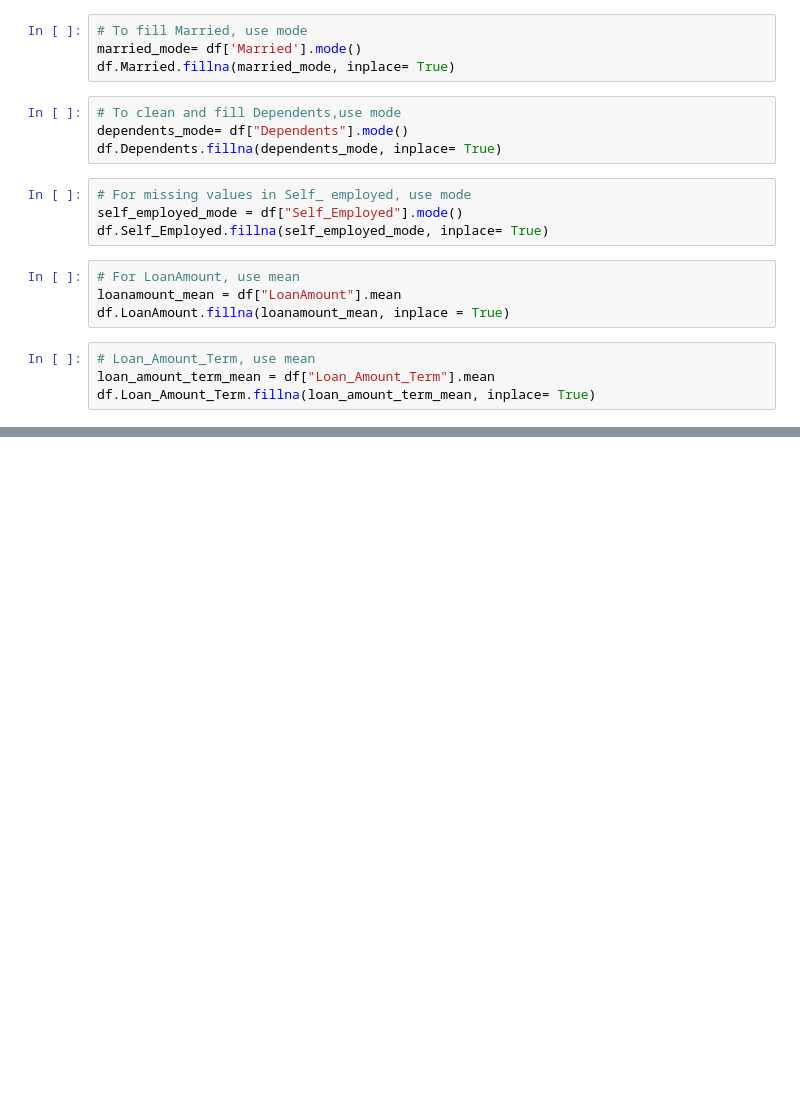
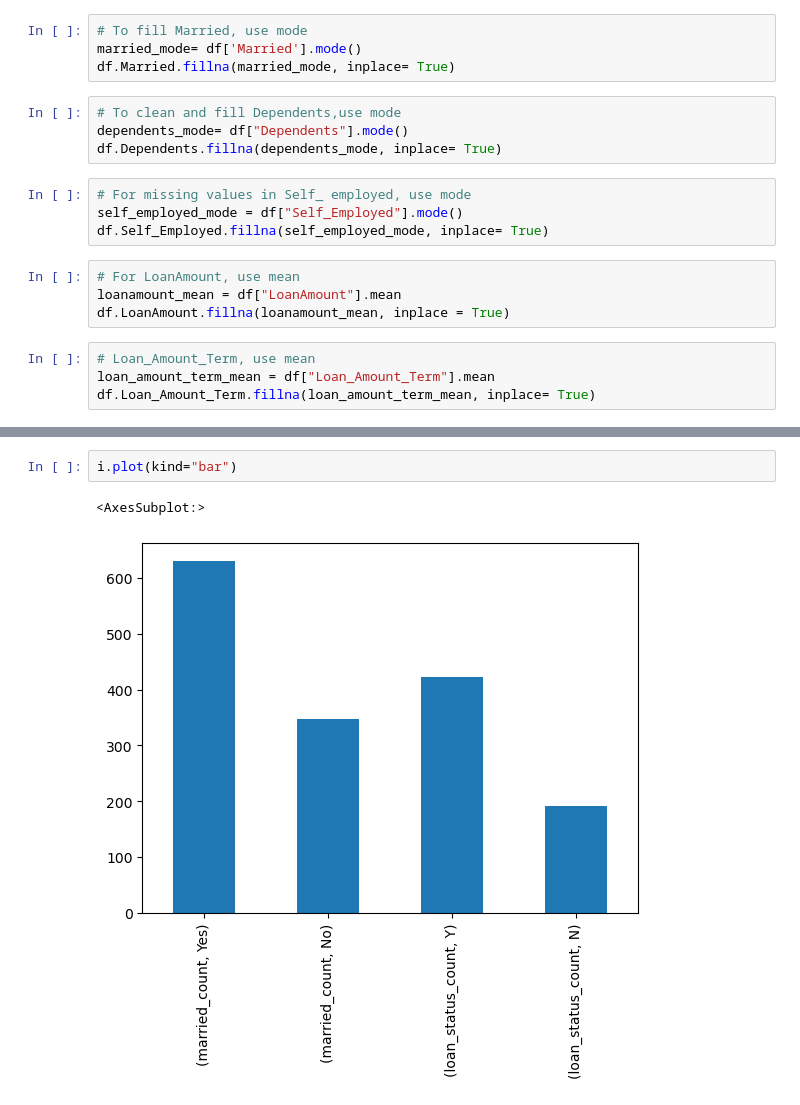
Before and after one commit to KennethAgbo/Data_wrangling-and-EDA-on-Loan-application-dataset, a Jupyter notebook: Notebook for loan application.ipynb, the cells around one changed output, grey strips where cells are left out. Drawn from its saved outputs; the diff is of its cells as text; blank space fills up the shorter version.

```diff
--- a/Notebook for loan application.ipynb
+++ b/Notebook for loan application.ipynb
@@ -228,0 +267,5 @@ credit_history_mean = df["Credit_History"].mean
+# %%
+i.plot(kind="bar")
+# %% [output]
+<AxesSubplot:>
+[figure, added]
```
Also changed, not shown: parts of 12 cells of this notebook.
